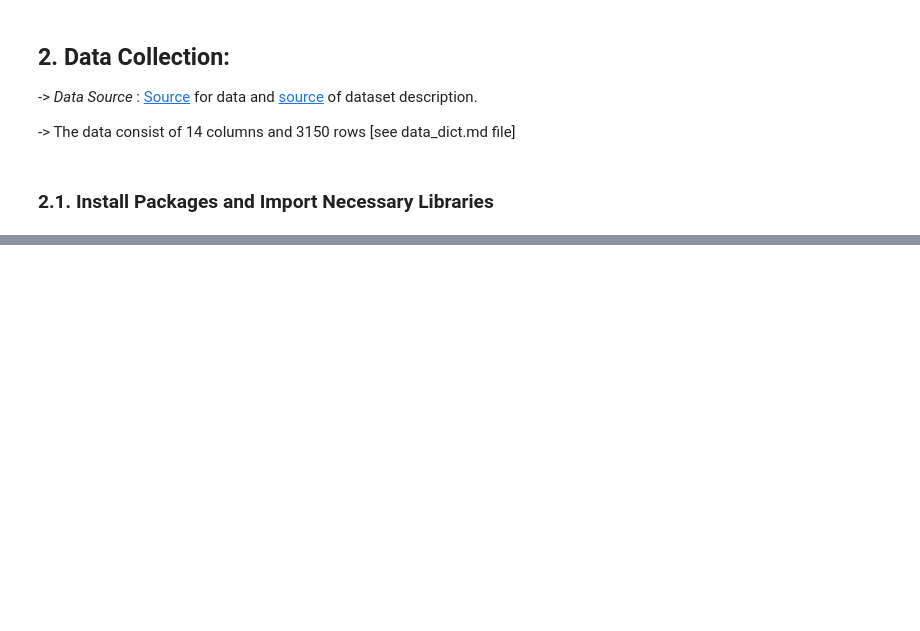
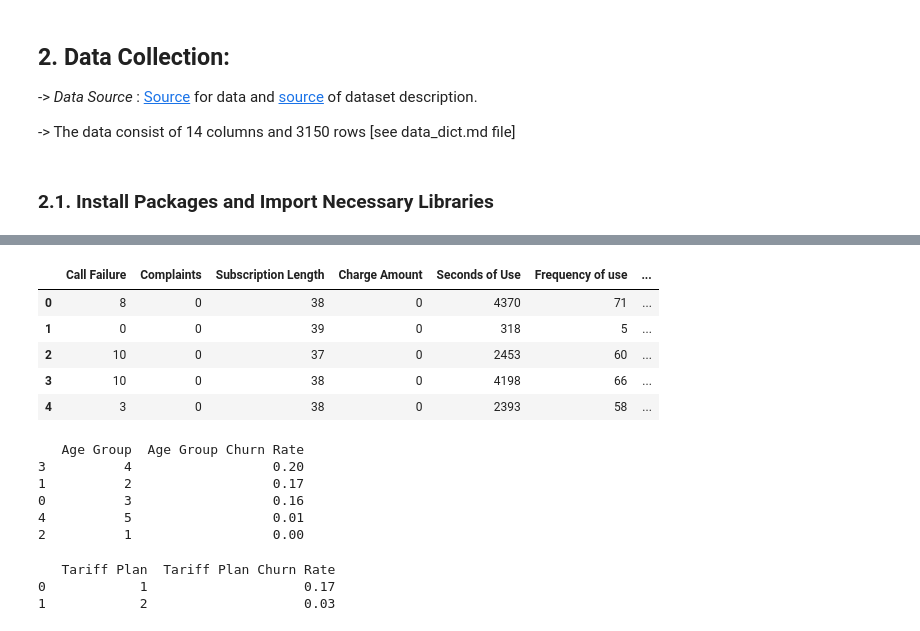
Before and after one commit to Miracle-Bassey/TelecomChurnModel, a Jupyter notebook: notebook/EDA.ipynb, the cells around one changed output, grey strips where cells are left out. Drawn from its saved outputs; the diff is of its cells as text; code cells hidden in the pictures; blank space fills up the shorter version.

```diff
--- a/notebook/EDA.ipynb
+++ b/notebook/EDA.ipynb
@@ -42,0 +196,48 @@ warnings.filterwarnings('ignore')
+# %%
+# Group by age group and calculate churn rate for each group, make that an attribute
+
+# create a copy of df
+feature = df.copy()
+
+# create churn rate by age group attribute
+feature['Age Group Churn Rate'] = feature.groupby('Age Group')['Churn'].transform('mean').round(2)
+
+# create churn rate by charge amount attribute
+
+feature['Charge Amount Churn Rate'] = feature.groupby('Charge Amount')['Churn'].transform('mean').round(2)
+
+# create churn rate by tariff plan attribute
+
+feature['Tariff Plan Churn Rate'] = feature.groupby('Tariff Plan')['Churn'].transform('mean').round(2)
+
+# create call efficiency metric
+#feature['Call Efficiency'] = (feature['Seconds of Use'] / feature['Frequency of use']).round(3)
+
+feature.head()
+# %% [output]
+|  | Call Failure | Complaints | Subscription Length | Charge Amount | Seconds of Use | Frequency of use | ... |
+| 0 | 8 | 0 | 38 | 0 | 4370 | 71 | ... |
+| 1 | 0 | 0 | 39 | 0 | 318 | 5 | ... |
+| 2 | 10 | 0 | 37 | 0 | 2453 | 60 | ... |
+| 3 | 10 | 0 | 38 | 0 | 4198 | 66 | ... |
+| 4 | 3 | 0 | 38 | 0 | 2393 | 58 | ... |
+# %%
+# Display the unique age groups with their corresponding churn rates and sort by churn rate
+churn_rate_table = feature[['Age Group', 'Age Group Churn Rate']].drop_duplicates().reset_index(drop=True)
+churn_rate_table = churn_rate_table.sort_values(by='Age Group Churn Rate', ascending=False)
+print(churn_rate_table)
+# %% [output]
+   Age Group  Age Group Churn Rate
+3          4                  0.20
+1          2                  0.17
+0          3                  0.16
+4          5                  0.01
+2          1                  0.00
+# %%
+churn_rate_table2 = feature[['Tariff Plan', 'Tariff Plan Churn Rate']].drop_duplicates().reset_index(drop=True)
+churn_rate_table2 = churn_rate_table2.sort_values(by='Tariff Plan Churn Rate', ascending=False)
+print(churn_rate_table2)
+# %% [output]
+   Tariff Plan  Tariff Plan Churn Rate
+0            1                    0.17
+1            2                    0.03
```
Also changed, not shown: parts of 57 cells of this notebook.
